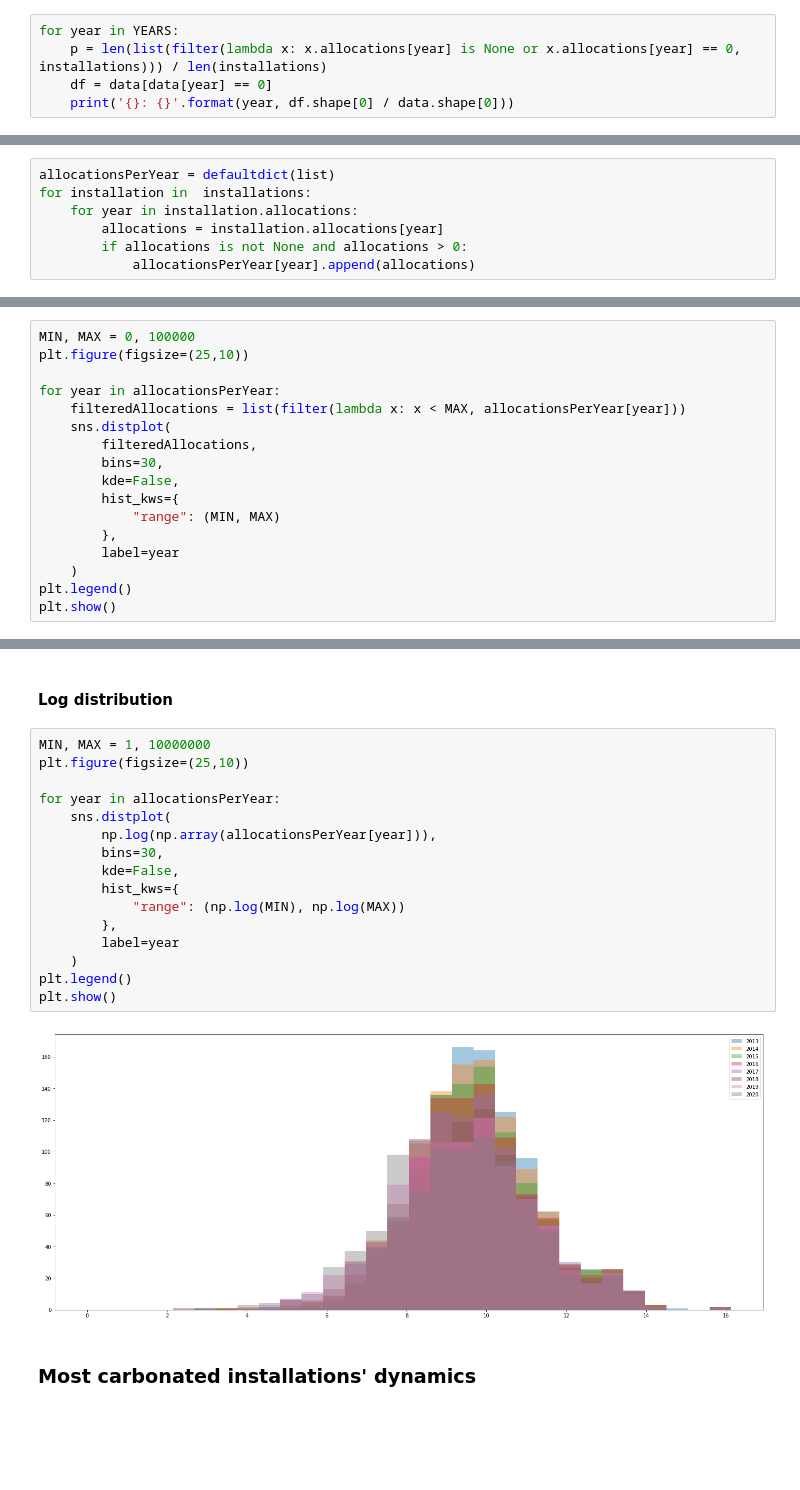
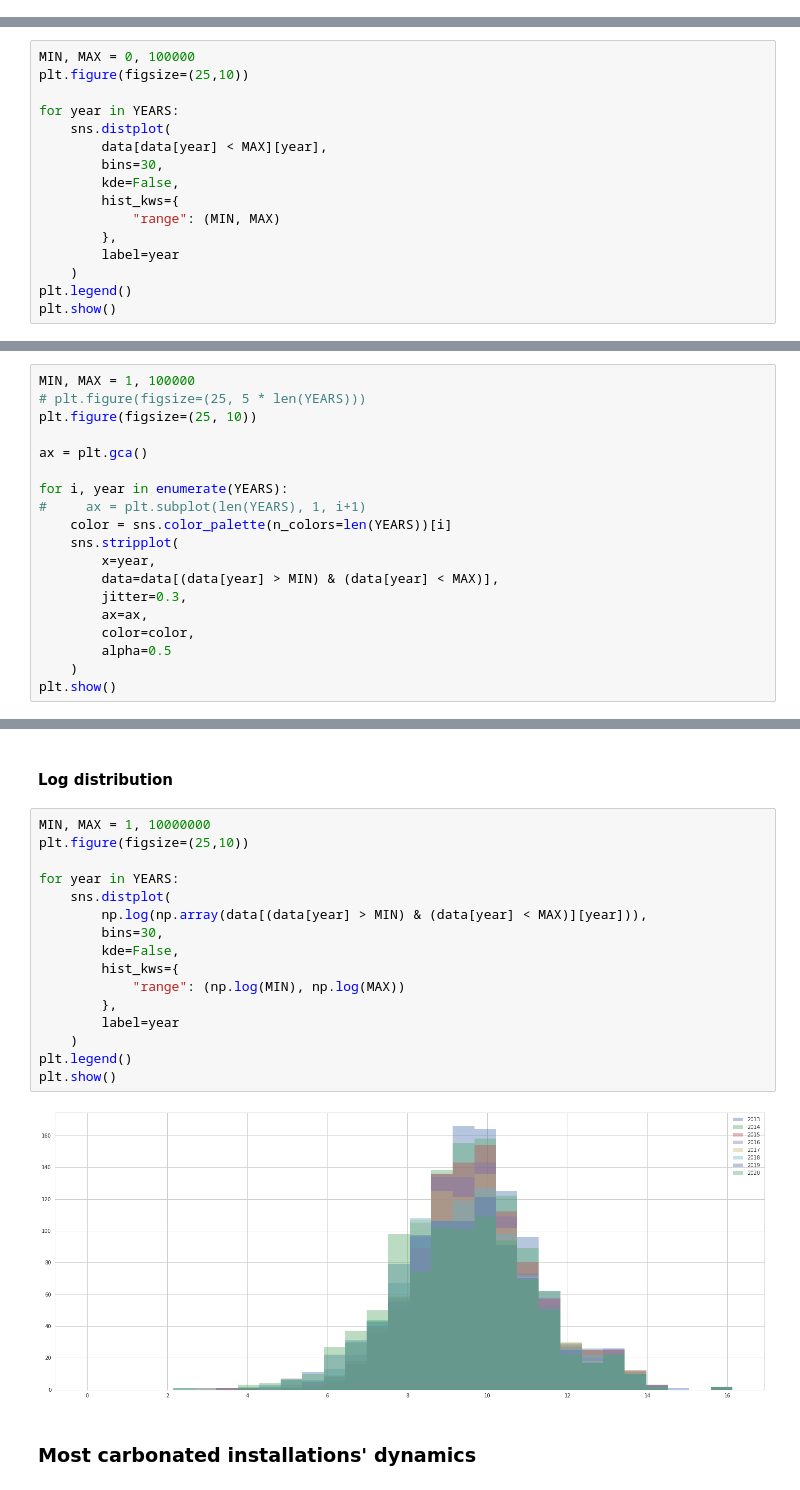
Before and after one commit to alexisthual/ets-allocations-analysis, a Jupyter notebook: ETS_allocations_analysis.ipynb, the cells around one changed output, grey strips where cells are left out. Drawn from its saved outputs; the diff is of its cells as text; blank space fills up the shorter version.

```diff
--- a/ETS_allocations_analysis.ipynb
+++ b/ETS_allocations_analysis.ipynb
@@ -96,8 +69,3 @@ data.shape
 (1151, 11)
 # %% [markdown]
 ### Proportion of None or zero
-# %%
-for year in YEARS:
-    p = len(list(filter(lambda x: x.allocations[year] is None or x.allocations[year] == 0, installations))) / len(installations)
-    df = data[data[year] == 0]
-    print('{}: {}'.format(year, df.shape[0] / data.shape[0]))
@@ -122,10 +86,3 @@ Permit Revoked: 0.158123370981755
 # %% [markdown]
 ### Total number of allocations per year
-# %%
-allocationsPerYear = defaultdict(list)
-for installation in  installations:
-    for year in installation.allocations:
-        allocations = installation.allocations[year]
-        if allocations is not None and allocations > 0:
-            allocationsPerYear[year].append(allocations)
 # %%
@@ -150,10 +107,9 @@ axes.set_ylim((-0.1, 0))
 MIN, MAX = 0, 100000
 plt.figure(figsize=(25,10))
 
-for year in allocationsPerYear:
-    filteredAllocations = list(filter(lambda x: x < MAX, allocationsPerYear[year]))
+for year in YEARS:
     sns.distplot(
-        filteredAllocations,
+        data[data[year] < MAX][year],
         bins=30,
         kde=False,
         hist_kws={
@@ -176,0 +126,19 @@ TypeError: unhashable type: 'list'
+# %%
+MIN, MAX = 1, 100000
+# plt.figure(figsize=(25, 5 * len(YEARS)))
+plt.figure(figsize=(25, 10))
+
+ax = plt.gca()
+
+for i, year in enumerate(YEARS):
+#     ax = plt.subplot(len(YEARS), 1, i+1)
+    color = sns.color_palette(n_colors=len(YEARS))[i]
+    sns.stripplot(
+        x=year,
+        data=data[(data[year] > MIN) & (data[year] < MAX)],
+        jitter=0.3,
+        ax=ax,
+        color=color,
+        alpha=0.5
+    )
+plt.show()
@@ -179,20 +149,20 @@ TypeError: unhashable type: 'list'
 # %%
 MIN, MAX = 1, 10000000
 plt.figure(figsize=(25,10))
 
-for year in allocationsPerYear:
+for year in YEARS:
     sns.distplot(
-        np.log(np.array(allocationsPerYear[year])),
+        np.log(np.array(data[(data[year] > MIN) & (data[year] < MAX)][year])),
         bins=30,
         kde=False,
         hist_kws={
             "range": (np.log(MIN), np.log(MAX))
         },
         label=year
     )
 plt.legend()
 plt.show()
 # %% [output]
-[figure, old version]
+[figure, new version]
 # %% [markdown]
 ### Most carbonated installations' dynamics
```
Also changed, not shown: parts of 37 cells of this notebook.
